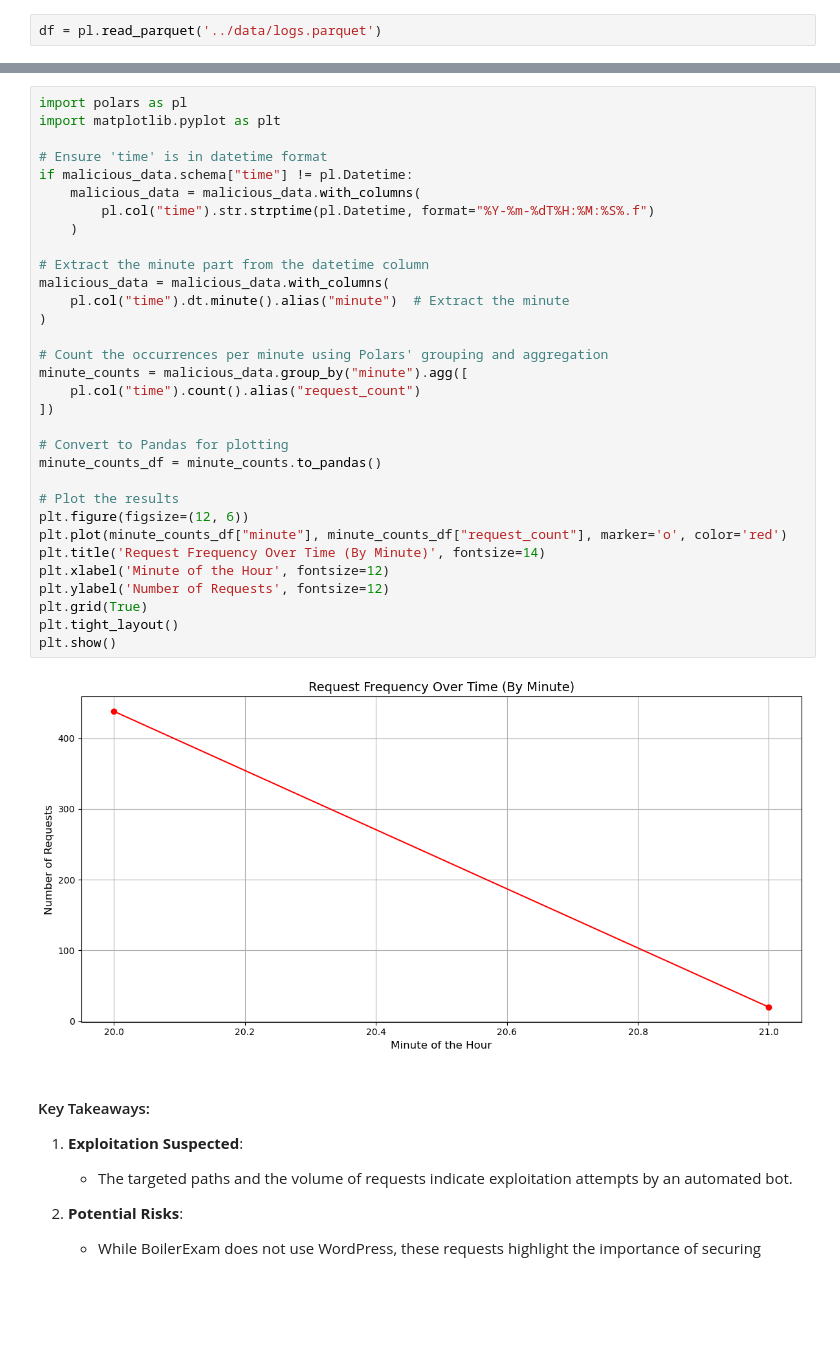
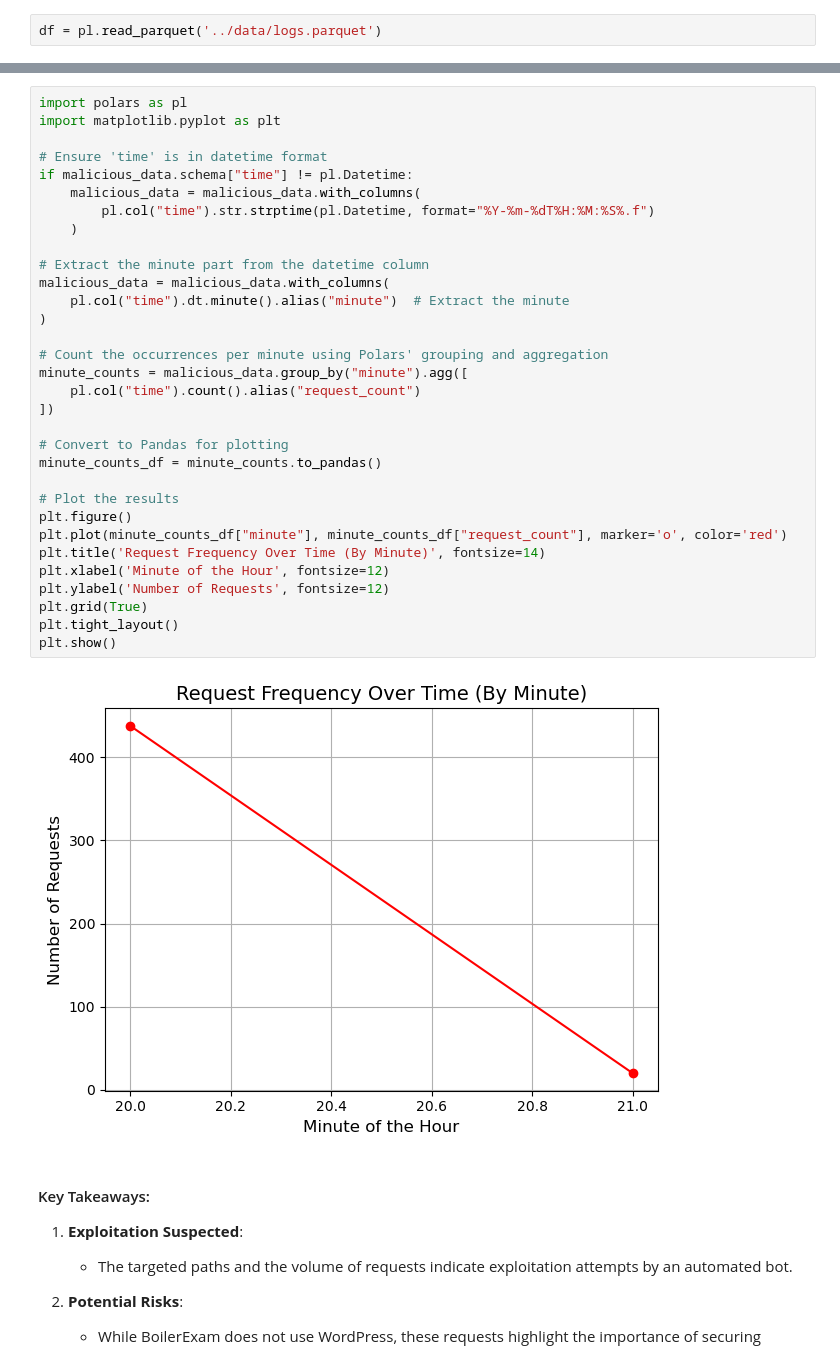
Before and after one commit to heesookiim/Web-Server-Data-Analysis, a Jupyter notebook: results/malicious_ip.ipynb, the cells around one changed output, grey strips where cells are left out. Drawn from its saved outputs; the diff is of its cells as text; blank space fills up the shorter version.

```diff
--- a/results/malicious_ip.ipynb
+++ b/results/malicious_ip.ipynb
@@ -95,35 +86,35 @@ import polars as pl
 import matplotlib.pyplot as plt
 
 # Ensure 'time' is in datetime format
 if malicious_data.schema["time"] != pl.Datetime:
     malicious_data = malicious_data.with_columns(
         pl.col("time").str.strptime(pl.Datetime, format="%Y-%m-%dT%H:%M:%S%.f")
     )
 
 # Extract the minute part from the datetime column
 malicious_data = malicious_data.with_columns(
     pl.col("time").dt.minute().alias("minute")  # Extract the minute
 )
 
 # Count the occurrences per minute using Polars' grouping and aggregation
 minute_counts = malicious_data.group_by("minute").agg([
     pl.col("time").count().alias("request_count")
 ])
 
 # Convert to Pandas for plotting
 minute_counts_df = minute_counts.to_pandas()
 
 # Plot the results
-plt.figure(figsize=(12, 6))
+plt.figure()
 plt.plot(minute_counts_df["minute"], minute_counts_df["request_count"], marker='o', color='red')
 plt.title('Request Frequency Over Time (By Minute)', fontsize=14)
 plt.xlabel('Minute of the Hour', fontsize=12)
 plt.ylabel('Number of Requests', fontsize=12)
 plt.grid(True)
 plt.tight_layout()
 plt.show()
 # %% [output]
-[figure, old version]
+[figure, new version]
 # %% [markdown]
 #### Key Takeaways:
 1. **Exploitation Suspected**:
```
Also changed, not shown: parts of 7 cells of this notebook, 1 other file.
